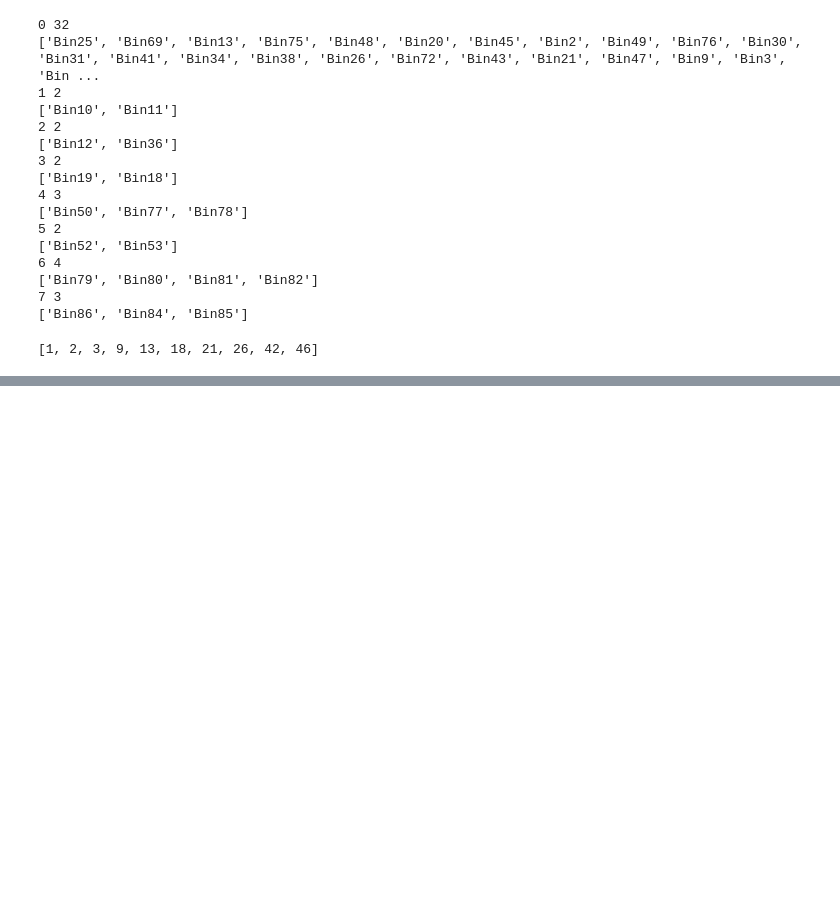
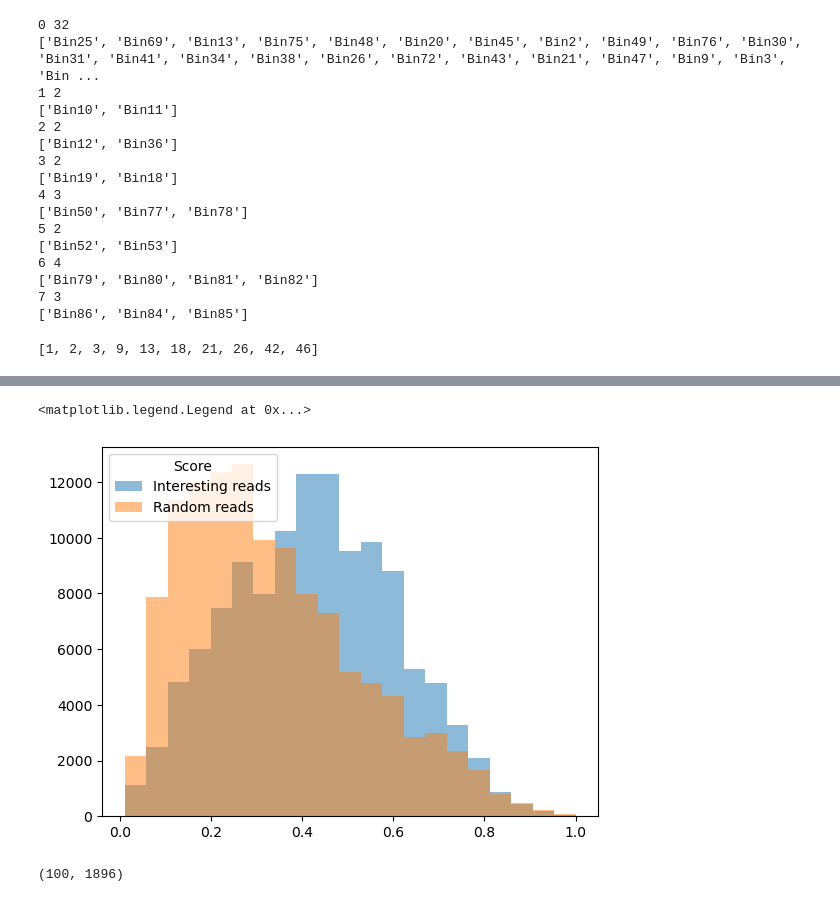
Before and after one commit to noush-joglekar/sporeC_prelim, a Jupyter notebook: scripts/jupyterNB/plotPrunedHG.ipynb, the cells around one changed output, grey strips where cells are left out. Drawn from its saved outputs; the diff is of its cells as text; code cells hidden in the pictures; blank space fills up the shorter version.

```diff
--- a/scripts/jupyterNB/plotPrunedHG.ipynb
+++ b/scripts/jupyterNB/plotPrunedHG.ipynb
@@ -364,0 +531,25 @@ binVec
+# %%
+subsetDict = {key: updatedDict[key] for key in subsetKeys}
+subset_incDF = dictToDF(subsetDict)
+finalBoundedScores = [finalBounded(list(subset_incDF[c])) for c in subset_incDF.columns]
+# %%
+rsubsetKeys = [hpKeys[ix] for ix in randList]
+rsubsetKeyCard = [keyCard[ix] for ix in randList]
+rsubsetDict = {key: updatedDict[key] for key in rsubsetKeys}
+rsubset_incDF = dictToDF(rsubsetDict)
+
+randomBoundedScores = [finalBounded(list(rsubset_incDF[c])) for c in rsubset_incDF.columns]
+# %%
+plt.hist(finalBoundedScores,bins = 21,alpha =0.5)
+plt.hist(randomBoundedScores,bins = 21,alpha =0.5)
+plt.legend(title="Score",loc="upper left",labels = ("Interesting reads","Random reads"))
+# %% [output]
+<matplotlib.legend.Legend at 0x...>
+[figure, added]
+# %%
+cutoff = 0.8
+interestingEdges = [i for i,x in enumerate(finalBoundedScores) if x > cutoff]
+highInterestSubset_incDF = subset_incDF.iloc[:,interestingEdges]
+highInterestSubset_incDF.shape
+# %% [output]
+(100, 1896)
```
Also changed, not shown: parts of 23 cells of this notebook.
